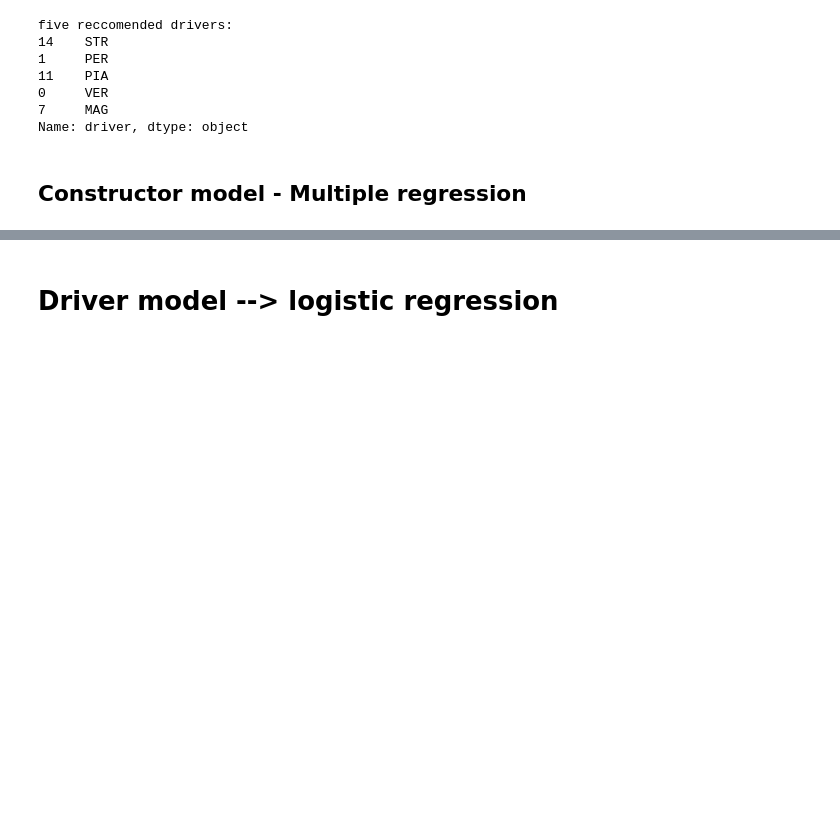
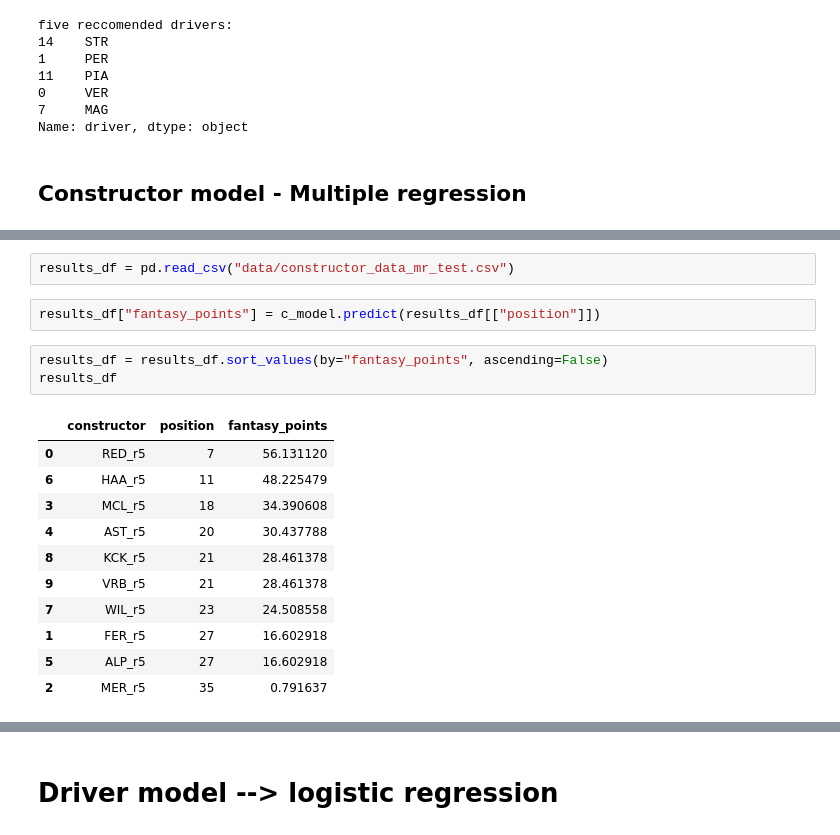
Before and after one commit to ldhaliwal/F1FantasyTeamOptimizer, a Jupyter notebook: model.ipynb, the cells around one changed output, grey strips where cells are left out. Cells and saved outputs as stored; diff of their text form; blank space fills up the shorter version.

```diff
--- a/model.ipynb
+++ b/model.ipynb
@@ -350,0 +334,19 @@ model.score(X_test, y_test)
+# %%
+results_df = pd.read_csv("data/constructor_data_mr_test.csv")
+# %%
+results_df["fantasy_points"] = c_model.predict(results_df[["position"]])
+# %%
+results_df = results_df.sort_values(by="fantasy_points", ascending=False)
+results_df
+# %% [output]
+|  | constructor | position | fantasy_points |
+| 0 | RED_r5 | 7 | 56.131120 |
+| 6 | HAA_r5 | 11 | 48.225479 |
+| 3 | MCL_r5 | 18 | 34.390608 |
+| 4 | AST_r5 | 20 | 30.437788 |
+| 8 | KCK_r5 | 21 | 28.461378 |
+| 9 | VRB_r5 | 21 | 28.461378 |
+| 7 | WIL_r5 | 23 | 24.508558 |
+| 1 | FER_r5 | 27 | 16.602918 |
+| 5 | ALP_r5 | 27 | 16.602918 |
+| 2 | MER_r5 | 35 | 0.791637 |
```
Also changed, not shown: parts of 16 cells of this notebook, 4 other files.
